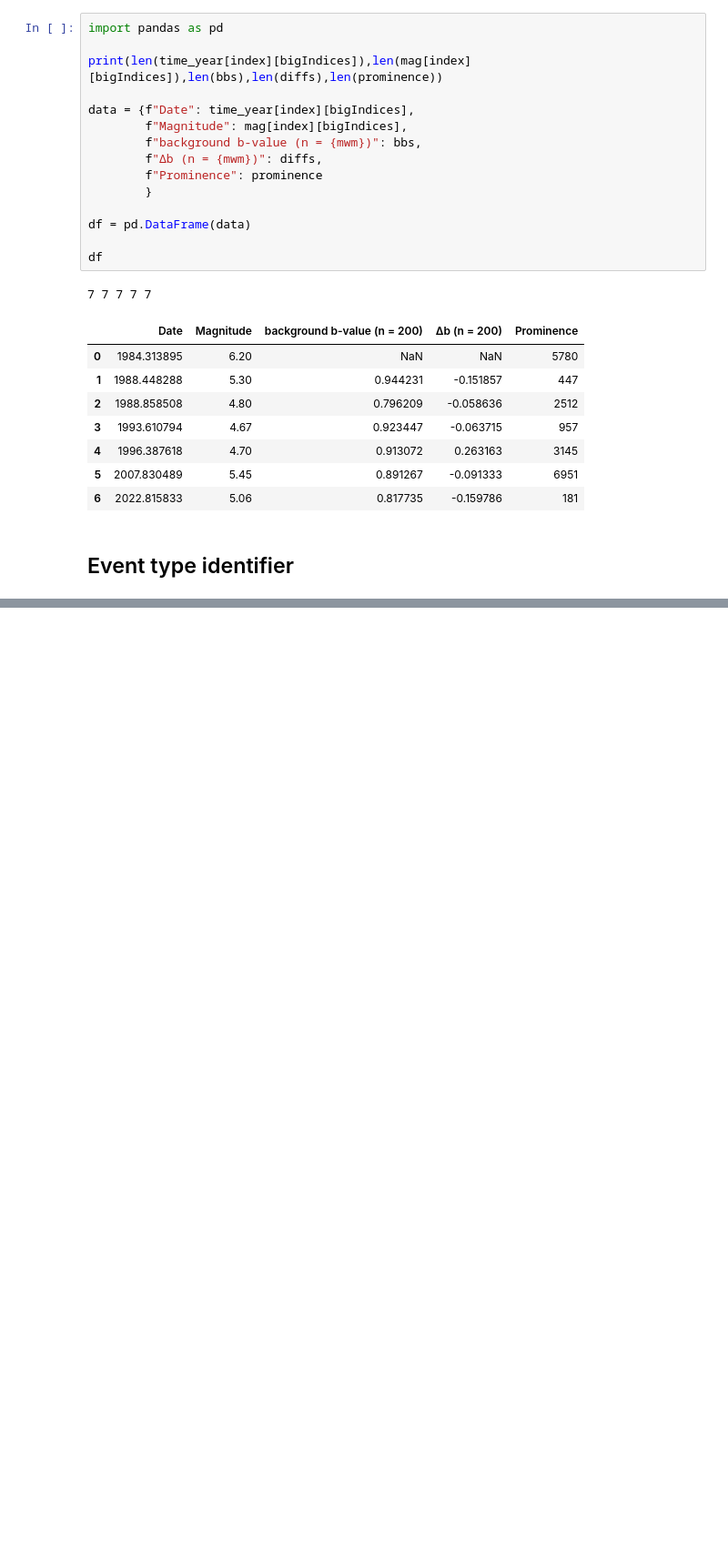
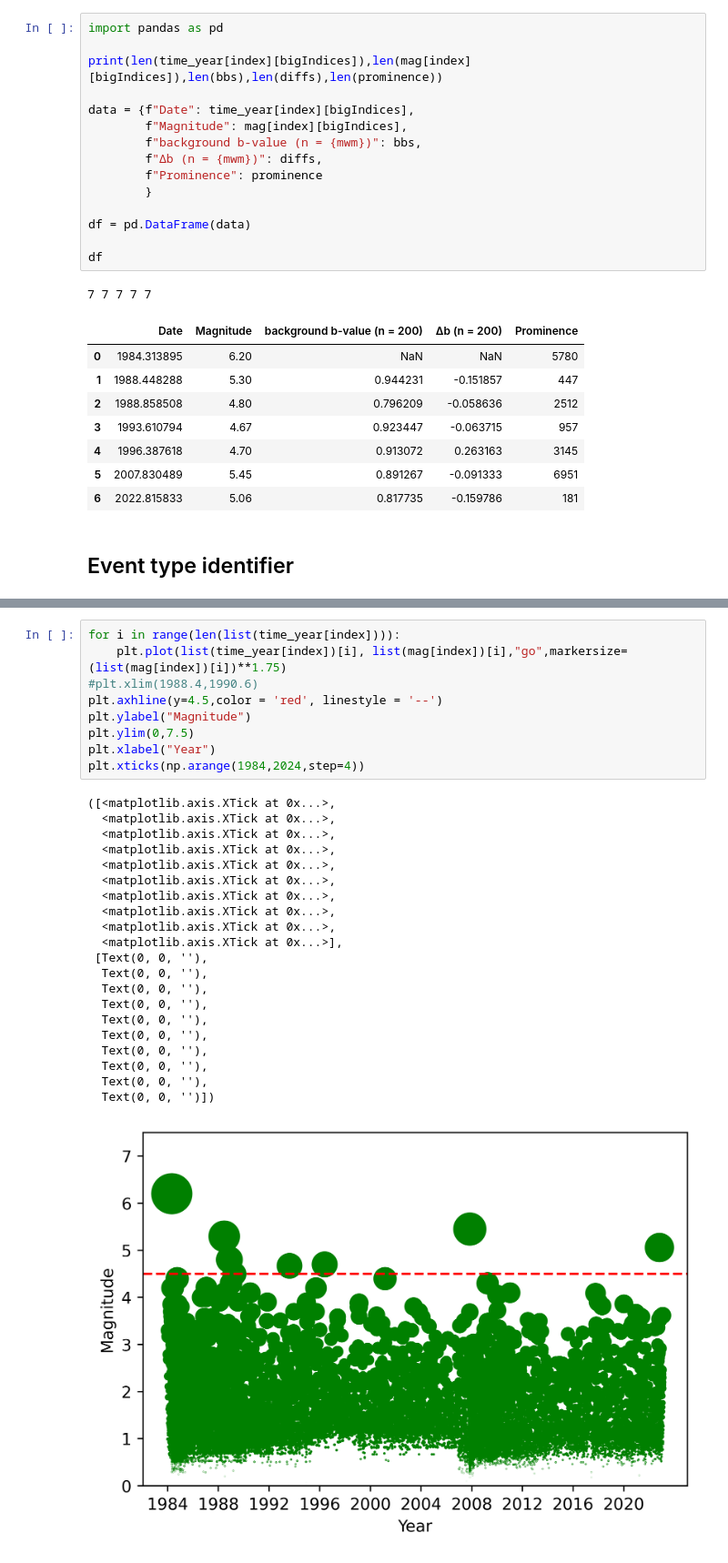
Before and after one commit to yair-franco/traffic_light_project, a Jupyter notebook: TLP_Table.ipynb, the cells around one changed output, grey strips where cells are left out. Shown at 91% size. Cells and saved outputs as stored; diff of their text form; blank space fills up the shorter version.

```diff
--- a/TLP_Table.ipynb
+++ b/TLP_Table.ipynb
@@ -639,0 +735,31 @@ proxMags
+# %%
+for i in range(len(list(time_year[index]))):
+    plt.plot(list(time_year[index])[i], list(mag[index])[i],"go",markersize=(list(mag[index])[i])**1.75)
+#plt.xlim(1988.4,1990.6)
+plt.axhline(y=4.5,color = 'red', linestyle = '--')
+plt.ylabel("Magnitude")
+plt.ylim(0,7.5)
+plt.xlabel("Year")
+plt.xticks(np.arange(1984,2024,step=4))
+# %% [output]
+([<matplotlib.axis.XTick at 0x...>,
+  <matplotlib.axis.XTick at 0x...>,
+  <matplotlib.axis.XTick at 0x...>,
+  <matplotlib.axis.XTick at 0x...>,
+  <matplotlib.axis.XTick at 0x...>,
+  <matplotlib.axis.XTick at 0x...>,
+  <matplotlib.axis.XTick at 0x...>,
+  <matplotlib.axis.XTick at 0x...>,
+  <matplotlib.axis.XTick at 0x...>,
+  <matplotlib.axis.XTick at 0x...>],
+ [Text(0, 0, ''),
+  Text(0, 0, ''),
+  Text(0, 0, ''),
+  Text(0, 0, ''),
+  Text(0, 0, ''),
+  Text(0, 0, ''),
+  Text(0, 0, ''),
+  Text(0, 0, ''),
+  Text(0, 0, ''),
+  Text(0, 0, '')])
+[figure, added]
```
Also changed, not shown: parts of 11 cells of this notebook.
